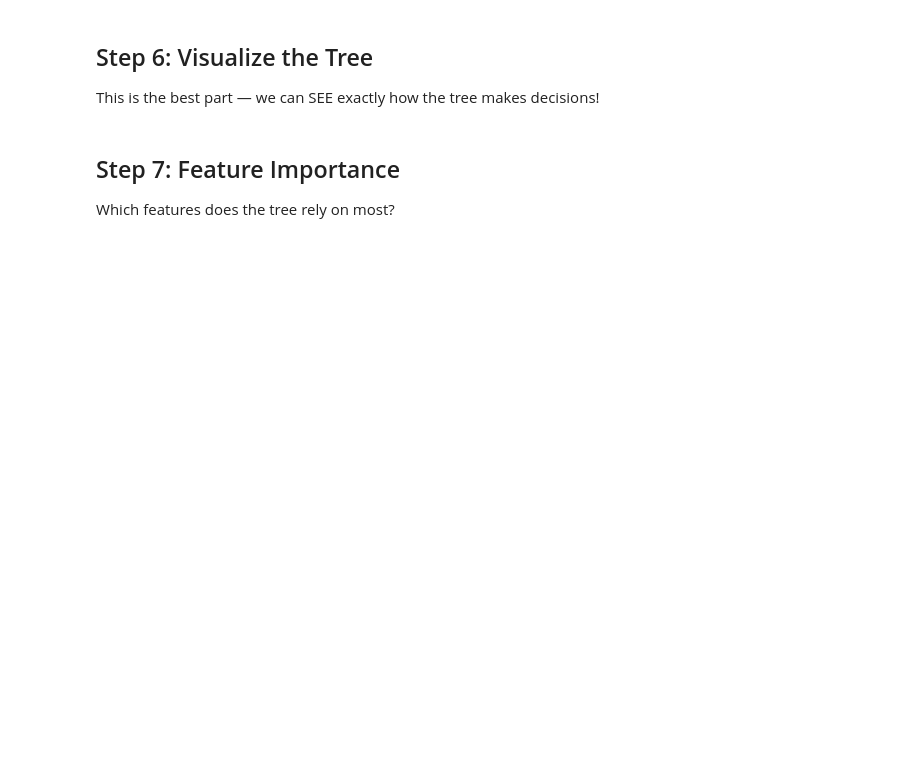
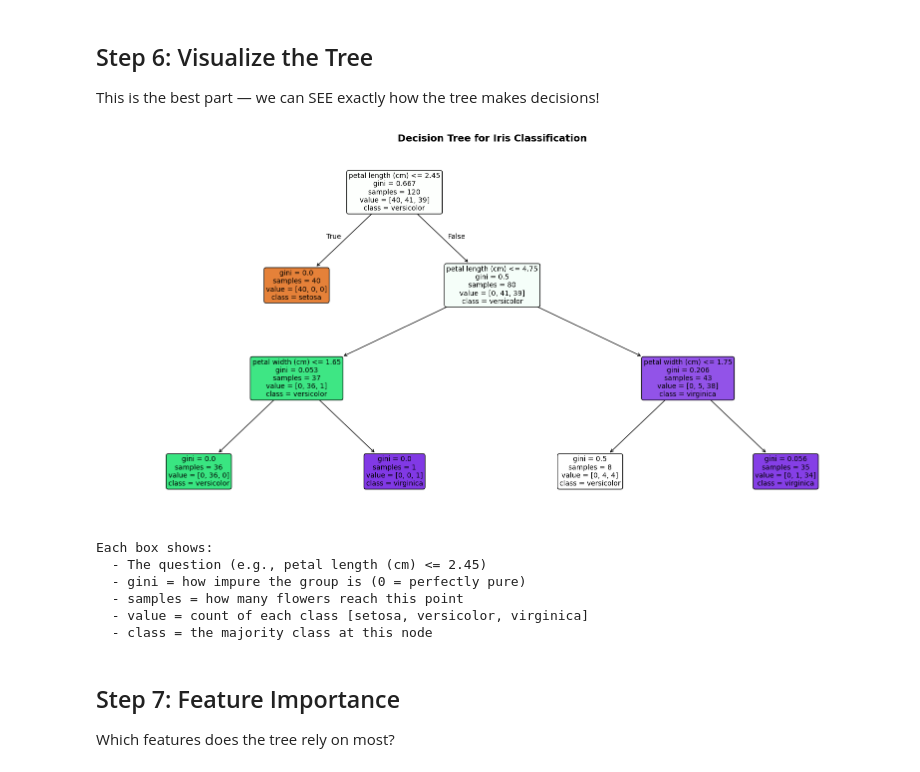
Before and after one commit to 42mcmaster/artificialIntelligence, a Jupyter notebook: refresh/example_02_DecisionTrees_Iris.ipynb, the cells around one changed output. Drawn from its saved outputs; the diff is of its cells as text; code cells hidden in the pictures; blank space fills up the shorter version.

```diff
--- a/refresh/example_02_DecisionTrees_Iris.ipynb
+++ b/refresh/example_02_DecisionTrees_Iris.ipynb
@@ -143,23 +198,32 @@ print('Off-diagonal = mistakes')
 This is the best part — we can SEE exactly how the tree makes decisions!
 # %%
 # Draw the actual decision tree
+speciesNames = list(iris.target_names)
 plt.figure(figsize=(16, 8))
 plot_tree(treeModel,
           feature_names=list(X.columns),
-          class_names=list(treeModel.classes_.flatten()) if hasattr(treeModel.classes_.flatten()[0], '__len__') else [str(c) for c in treeModel.classes_.flatten()],
+          class_names=speciesNames,
           filled=True,           # color by class
           rounded=True,          # rounded boxes
           fontsize=10)
 plt.title('Decision Tree for Iris Classification', fontsize=14, fontweight='bold')
 plt.tight_layout()
 plt.show()
 
 print('Each box shows:')
-print('  - The question (e.g., petal length <= 2.45)')
+print('  - The question (e.g., petal length (cm) <= 2.45)')
 print('  - gini = how impure the group is (0 = perfectly pure)')
 print('  - samples = how many flowers reach this point')
 print('  - value = count of each class [setosa, versicolor, virginica]')
 print('  - class = the majority class at this node')
+# %% [output]
+[figure, added]
+Each box shows:
+  - The question (e.g., petal length (cm) <= 2.45)
+  - gini = how impure the group is (0 = perfectly pure)
+  - samples = how many flowers reach this point
+  - value = count of each class [setosa, versicolor, virginica]
+  - class = the majority class at this node
 # %% [markdown]
 ## Step 7: Feature Importance
 
```
Also changed, not shown: parts of 12 cells of this notebook, 2 other files.
